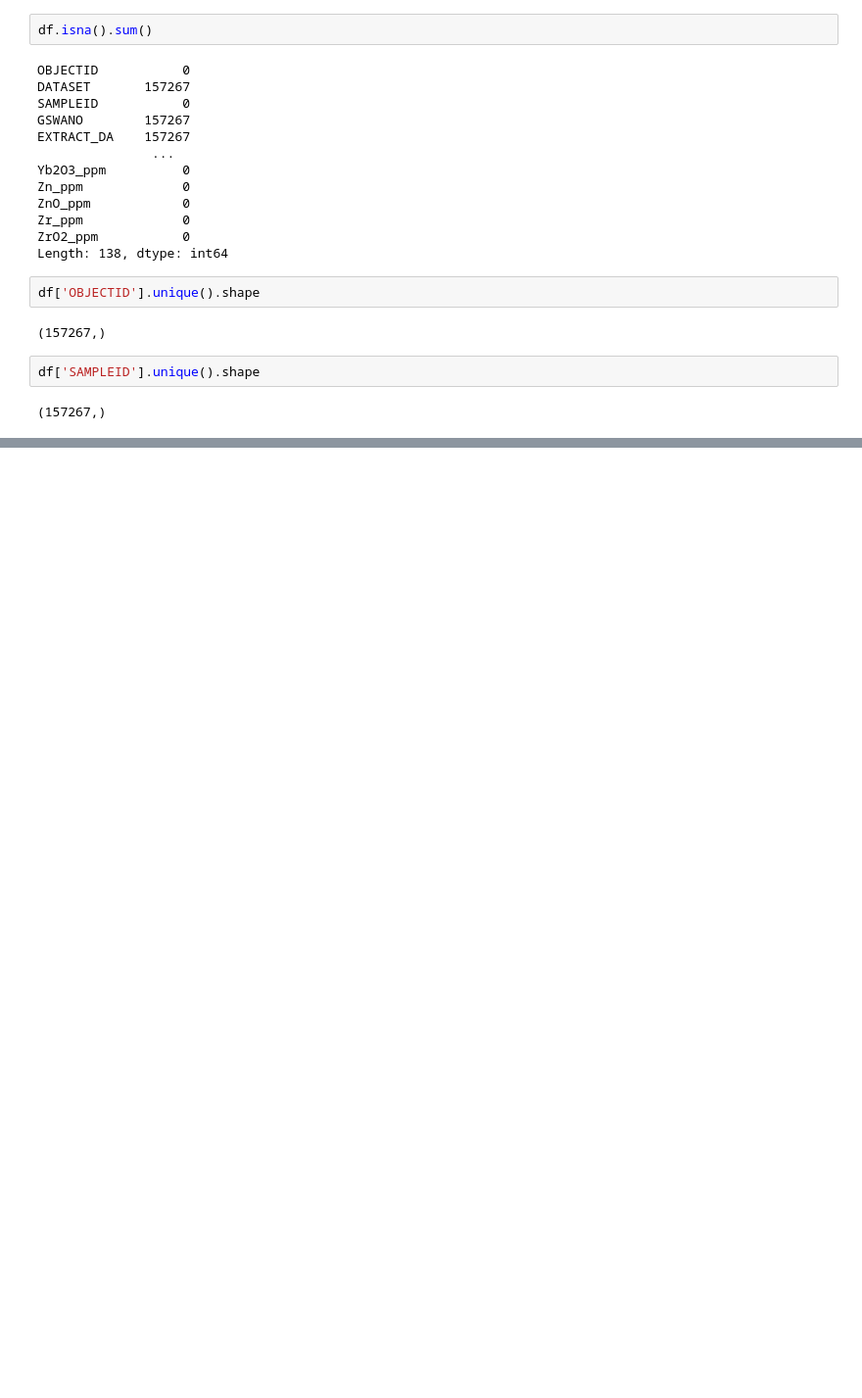
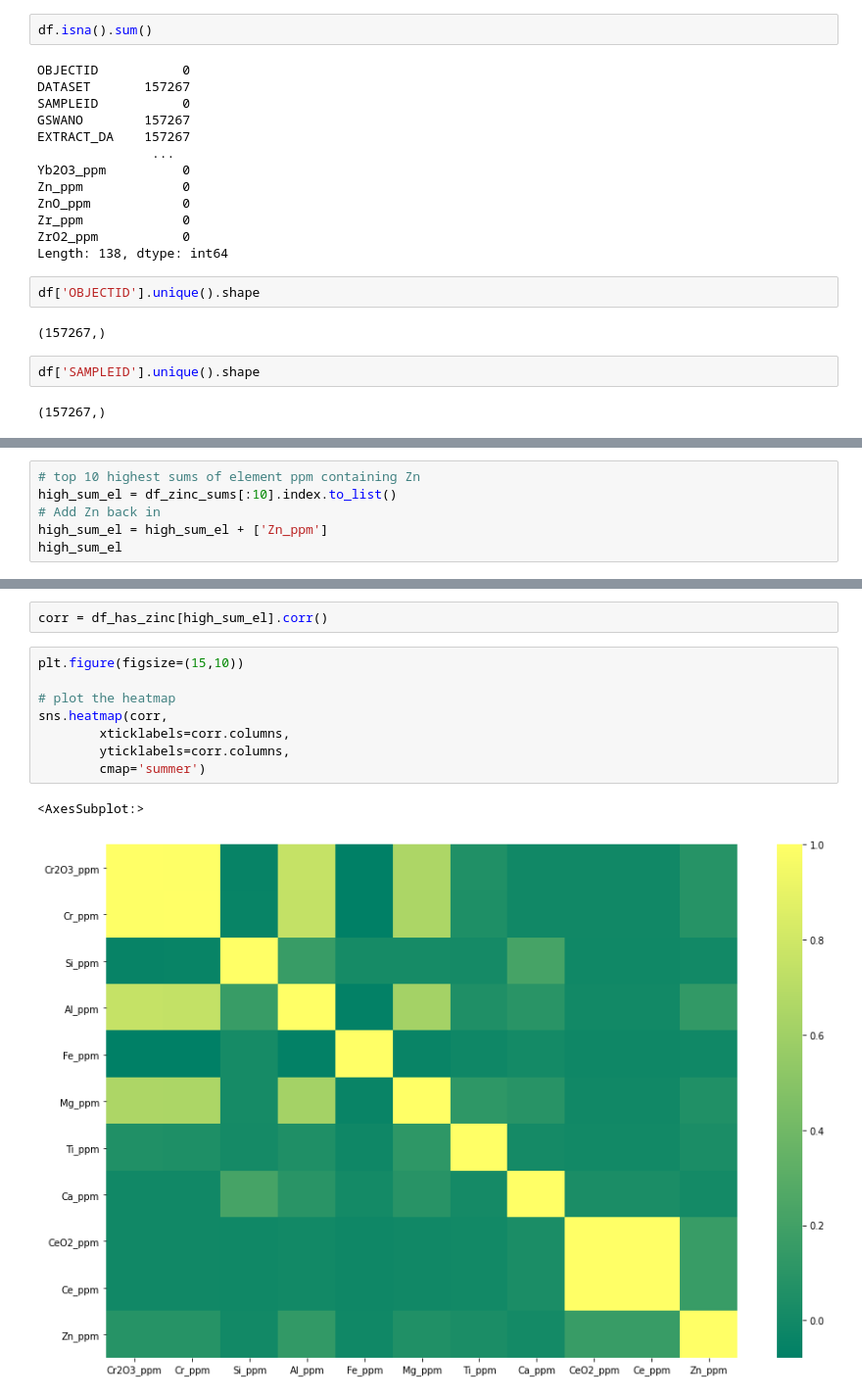
Before and after one commit to franticOreo/CriticalMinerals, a Jupyter notebook: eli/WAMEX EDA.ipynb, the cells around one changed output, grey strips where cells are left out. Shown: that part at 98% size. Cells and saved outputs as stored; diff of their text form; blank space fills up the shorter version.

```diff
--- a/eli/WAMEX EDA.ipynb
+++ b/eli/WAMEX EDA.ipynb
@@ -123,0 +157,6 @@ KeyboardInterrupt:
+# %%
+# top 10 highest sums of element ppm containing Zn
+high_sum_el = df_zinc_sums[:10].index.to_list()
+# Add Zn back in
+high_sum_el = high_sum_el + ['Zn_ppm']
+high_sum_el
@@ -123,0 +175,13 @@ KeyboardInterrupt:
+# %%
+corr = df_has_zinc[high_sum_el].corr()
+# %%
+plt.figure(figsize=(15,10))
+
+# plot the heatmap
+sns.heatmap(corr,
+        xticklabels=corr.columns,
+        yticklabels=corr.columns,
+        cmap='summer')
+# %% [output]
+<AxesSubplot:>
+[figure, added]
```
Also changed, not shown: parts of 18 cells of this notebook, 2 other files.
